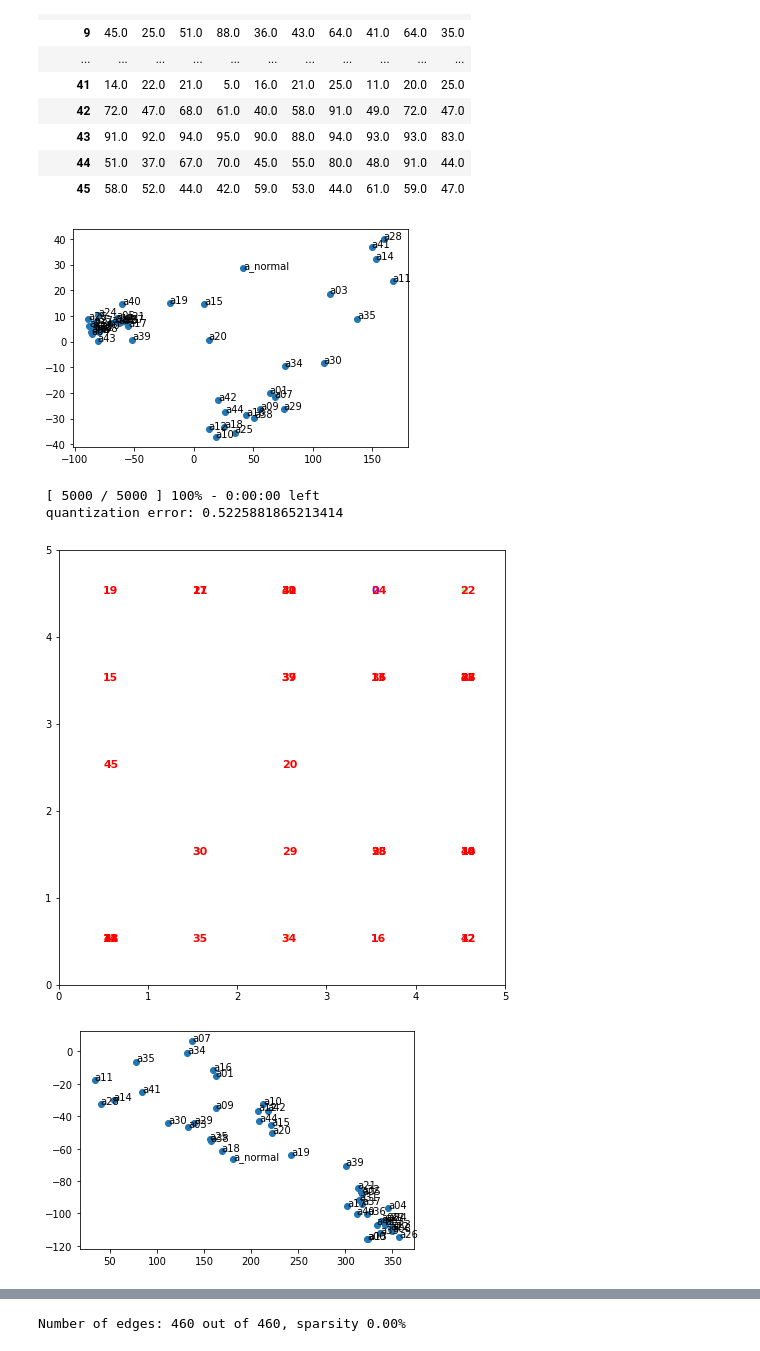
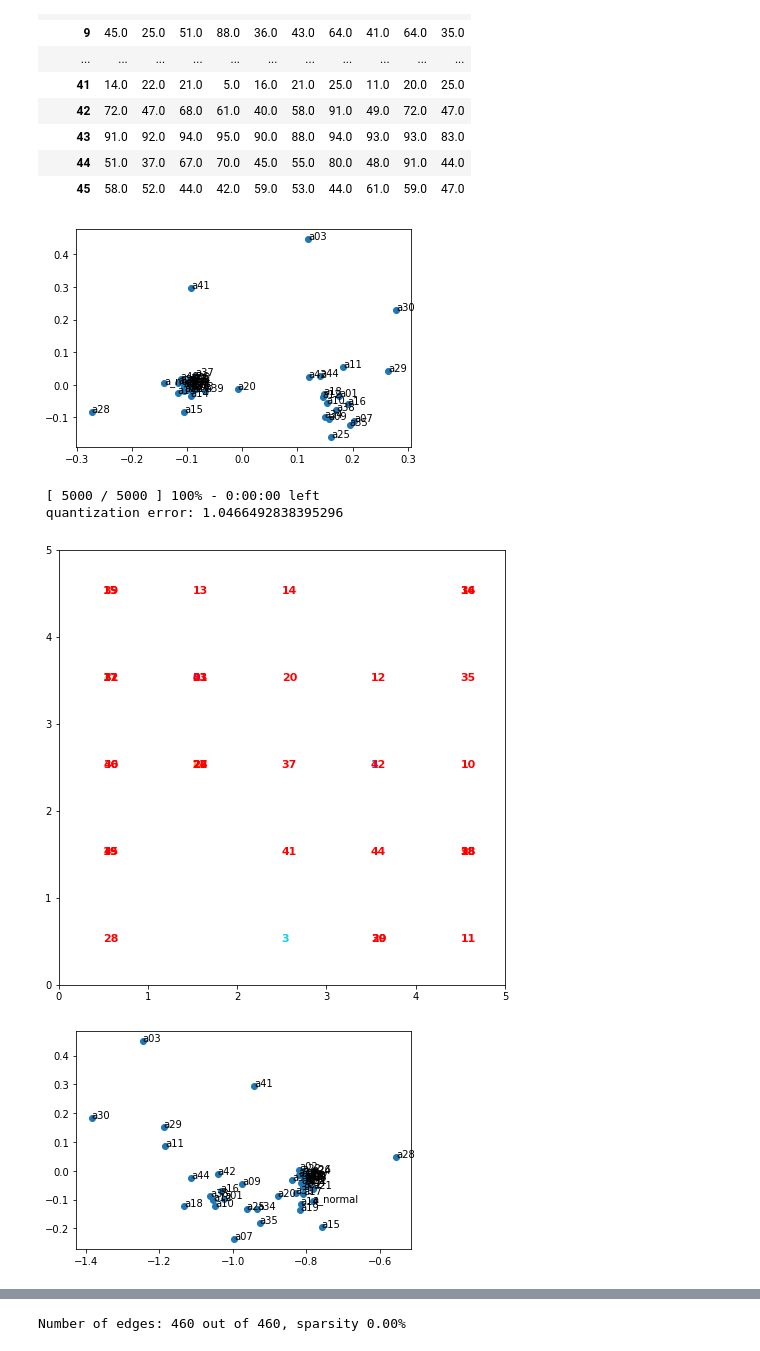
Before and after one commit to HumanCompatibleAI/better-adversarial-defenses, a Jupyter notebook: ap_rllib_experiment_analysis/youshallnotpass_rllib-analysis-eval.ipynb, the cells around one changed output, grey strips where cells are left out. Cells and saved outputs as stored; diff of their text form; code cells hidden in the pictures.

```diff
--- a/ap_rllib_experiment_analysis/youshallnotpass_rllib-analysis-eval.ipynb
+++ b/ap_rllib_experiment_analysis/youshallnotpass_rllib-analysis-eval.ipynb
@@ -371,11 +372,13 @@ from sklearn.random_projection import SparseRandomProjection
+# %%
+df_pivot_norm = sklearn.preprocessing.normalize(df_pivot)
 # %%
 dr = PCA(2)
-data = dr.fit_transform(df_pivot)
+data = dr.fit_transform(df_pivot_norm)
 plt.scatter(*data.T)
 for adv in df_pivot.index:
     plt.text(*data[adv, :], s=adv_name(adv))
 # %% [output]
-[figure, old version]
+[figure, new version]
 # %%
 from minisom import MiniSom
 
@@ -387,7 +390,7 @@ from sklearn import datasets
 from sklearn.preprocessing import scale
 
 # load the digits dataset from scikit-learn
-data = np.array(df_pivot)
+data = np.array(df_pivot_norm)
 data = scale(data)
 num = df_pivot.index
 
@@ -409,13 +412,13 @@ plt.axis([0, som.get_weights().shape[0], 0,  som.get_weights().shape[1]])
 plt.show()
 # %% [output]
  [ 5000 / 5000 ] 100% - 0:00:00 left
- quantization error: 0.5225881865213414
+ quantization error: 1.0466492838395296
-[figure, old version]
+[figure, new version]
 # %%
 rp = SparseRandomProjection(n_components=2)
-data = rp.fit_transform(df_pivot)
+data = rp.fit_transform(df_pivot_norm)
 plt.scatter(*data.T)
 for adv in df_pivot.index:
     plt.text(*data[adv, :], s=adv_name(adv))
 # %% [output]
-[figure, old version]
+[figure, new version]
```
Also changed, not shown: parts of 17 cells of this notebook.
